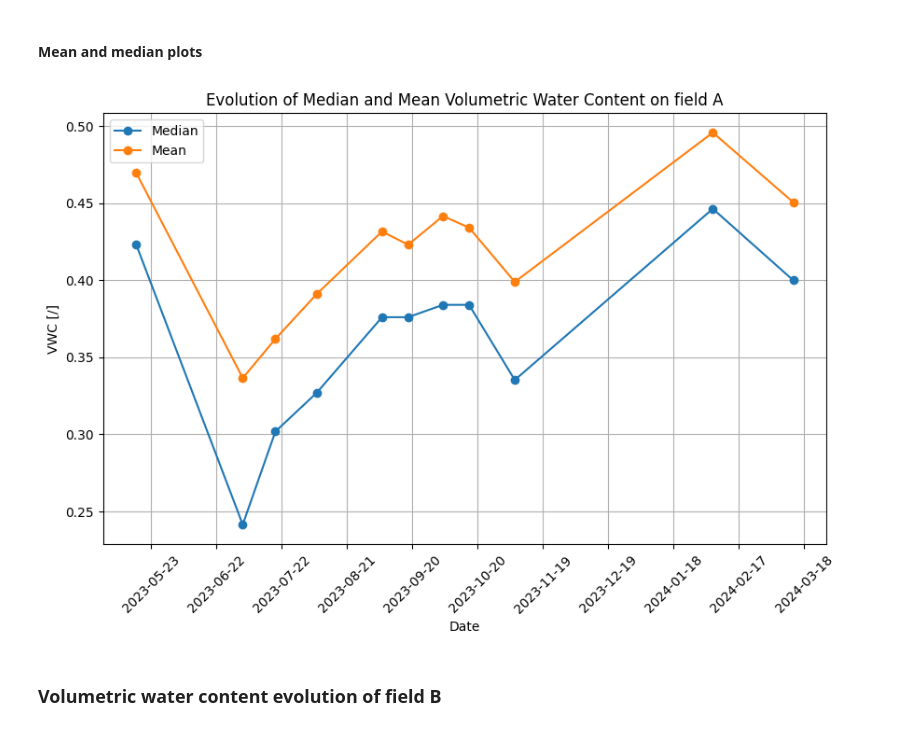
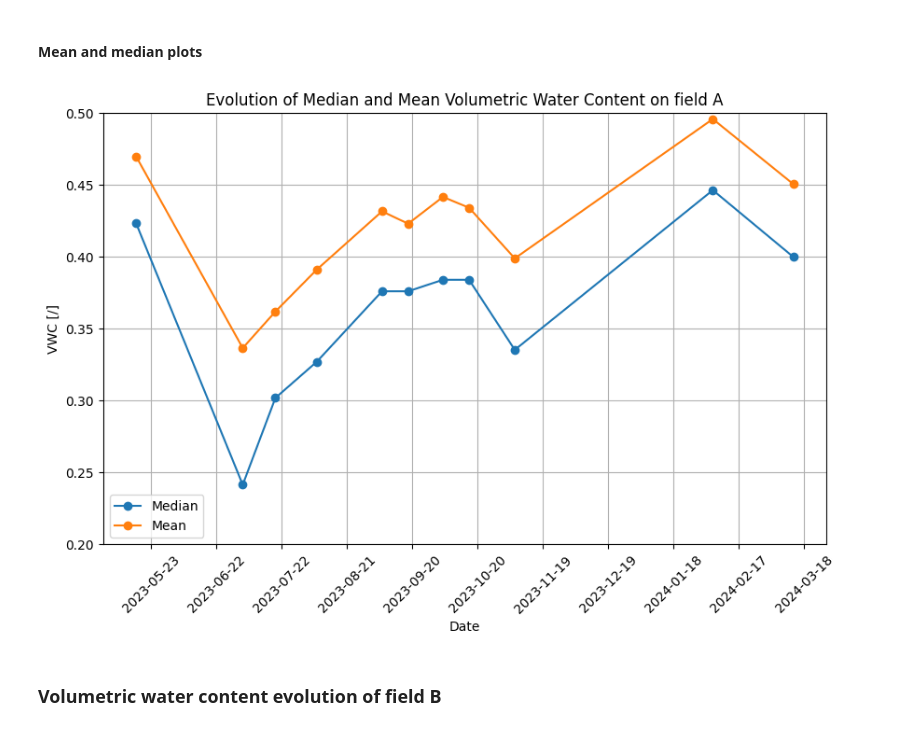
Before and after one commit to Django184/Master-Thesis, a Jupyter notebook: gpr.ipynb, the cells around one changed output. Saved outputs shown, nothing was run; the diff lists cells and outputs as text; code cells hidden in the pictures.

```diff
--- a/gpr.ipynb
+++ b/gpr.ipynb
@@ -42,34 +42,35 @@ for gpr_data_table in gpr_data_tables:
     mean_GPR_data_table = gpr_data_table.iloc[:,2].mean()
     mean_GPR_data_tables.append(mean_GPR_data_table)
 
 median_GPR_data_tables = []
 for gpr_data_table in gpr_data_tables:
     median_GPR_data_table = gpr_data_table.iloc[:,2].median()
     median_GPR_data_tables.append(median_GPR_data_table)
 
 dates = extract_dates(field_a_paths)
 
 # Convert dates to datetime objects
 dates = pd.to_datetime(dates, format="%d/%m/%Y")
 
 plt.figure(figsize=(10, 6))
 plt.plot(dates, median_GPR_data_tables, marker='o', label='Median')
 plt.plot(dates, mean_GPR_data_tables, marker='o', label='Mean')
 plt.xlabel('Date')
 plt.ylabel('VWC [/]')
 plt.title('Evolution of Median and Mean Volumetric Water Content on field A')
 plt.xticks(rotation=45)
 plt.gca().xaxis.set_major_locator(plt.MaxNLocator(12))
+plt.ylim(0.2, 0.5)
 plt.grid(True)
 plt.legend()
 plt.show()
 
 
 # Reset
 gpr_data_tables = []
 dates = []
 # %% [output]
-[figure, old version]
+[figure, new version]
 # %% [markdown]
 ### Volumetric water content evolution of field B
 # %%
```
Also changed, not shown: parts of 1 cell of this notebook.
